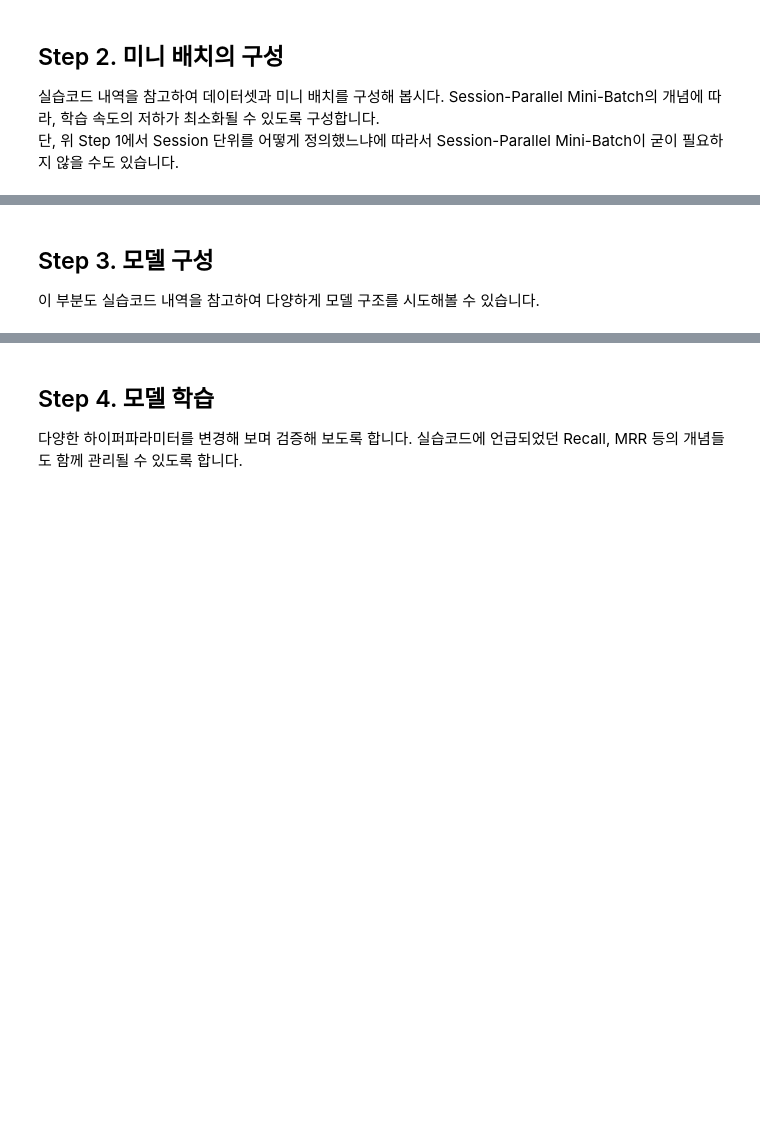
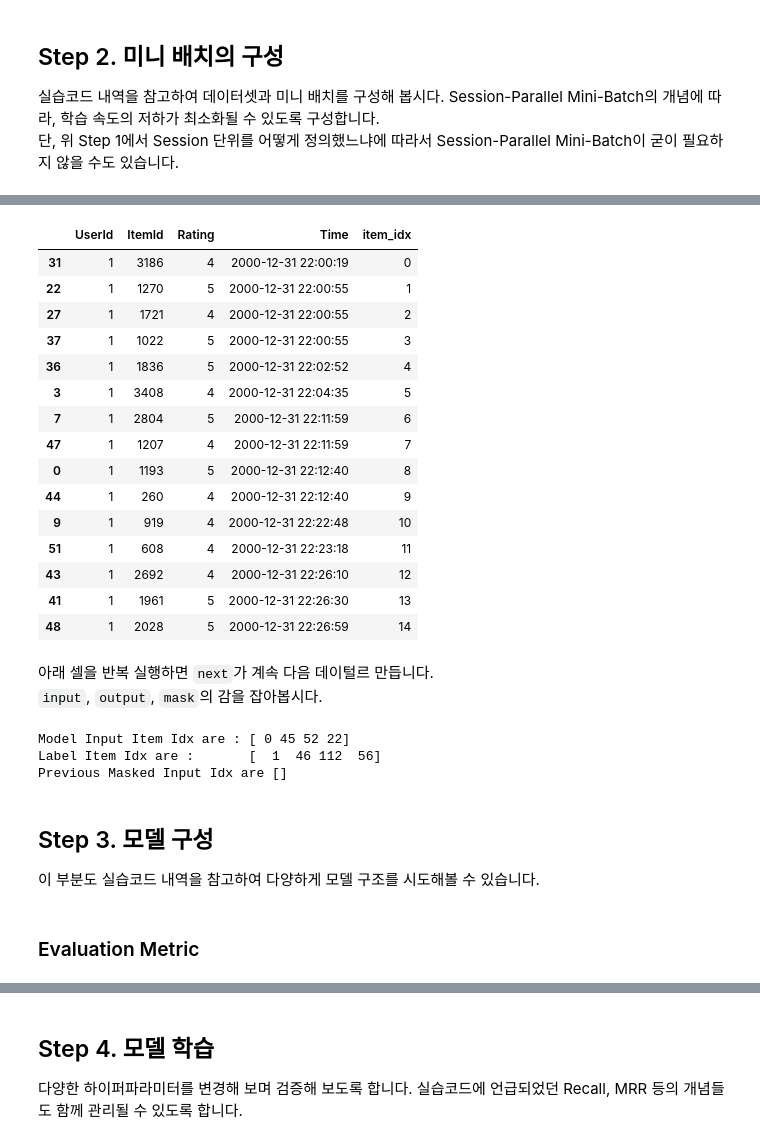
Before and after one commit to mochafreddo/aiffel, a Jupyter notebook: [E-17]Movielens Movie SBR.ipynb, the cells around one changed output, grey strips where cells are left out. Drawn from its saved outputs; the diff is of its cells as text; code cells hidden in the pictures; blank space fills up the shorter version.

```diff
--- a/[E-17]Movielens Movie SBR.ipynb
+++ b/[E-17]Movielens Movie SBR.ipynb
@@ -41,0 +272,3 @@ data
+# %%
+tr, test = split_by_date(data, n_days=30)
+tr, val = split_by_date(tr, n_days=30)
@@ -41,0 +309,15 @@ data
+# %%
+# train set에 없는 아이템이 val, test기간에 생길 수 있으므로 train data를 기준으로 인덱싱합니다.
+id2idx = {item_id: index for index,
+          item_id in enumerate(tr['ItemId'].unique())}
+
+
+def indexing(df, id2idx):
+    # id2idx에 없는 아이템은 모르는 값(-1) 처리 해줍니다.
+    df['item_idx'] = df['ItemId'].map(lambda x: id2idx.get(x, -1))
+    return df
+
+
+tr = indexing(tr, id2idx)
+val = indexing(val, id2idx)
+test = indexing(test, id2idx)
@@ -46,0 +345,13 @@ data
+# %%
+class UserDataset:
+
+    def __init__(self, data):
+        self.df = data
+        self.click_offsets = self.get_click_offsets()
+        self.user_idx = np.arange(
+            self.df['UserId'].nunique())  # indexing to UserId
+
+    def get_click_offsets(self):
+        offsets = np.zeros(self.df['UserId'].nunique() + 1, dtype=np.int32)
+        offsets[1:] = self.df.groupby('UserId').size().cumsum()
+        return offsets
@@ -46,0 +362,3 @@ data
+# %%
+tr_dataset = UserDataset(tr)
+tr_dataset.df.head(10)
@@ -46,0 +461,20 @@ data
+# %%
+tr_data_loader = UserDataLoader(tr_dataset, batch_size=4)
+tr_dataset.df.head(15)
+# %% [output]
+|  | UserId | ItemId | Rating | Time | item_idx |
+| 31 | 1 | 3186 | 4 | 2000-12-31 22:00:19 | 0 |
+| 22 | 1 | 1270 | 5 | 2000-12-31 22:00:55 | 1 |
+| 27 | 1 | 1721 | 4 | 2000-12-31 22:00:55 | 2 |
+| 37 | 1 | 1022 | 5 | 2000-12-31 22:00:55 | 3 |
+| 36 | 1 | 1836 | 5 | 2000-12-31 22:02:52 | 4 |
+| 3 | 1 | 3408 | 4 | 2000-12-31 22:04:35 | 5 |
+| 7 | 1 | 2804 | 5 | 2000-12-31 22:11:59 | 6 |
+| 47 | 1 | 1207 | 4 | 2000-12-31 22:11:59 | 7 |
+| 0 | 1 | 1193 | 5 | 2000-12-31 22:12:40 | 8 |
+| 44 | 1 | 260 | 4 | 2000-12-31 22:12:40 | 9 |
+| 9 | 1 | 919 | 4 | 2000-12-31 22:22:48 | 10 |
+| 51 | 1 | 608 | 4 | 2000-12-31 22:23:18 | 11 |
+| 43 | 1 | 2692 | 4 | 2000-12-31 22:26:10 | 12 |
+| 41 | 1 | 1961 | 5 | 2000-12-31 22:26:30 | 13 |
+| 48 | 1 | 2028 | 5 | 2000-12-31 22:26:59 | 14 |
@@ -47,4 +483,18 @@ data
+# %% [markdown]
+아래 셀을 반복 실행하면 `next`가 계속 다음 데이털르 만듭니다.
+`input`, `output`, `mask`의 감을 잡아봅시다.
+# %%
+inputs, labels, mask = next(iter_ex)
+print(f'Model Input Item Idx are : {inputs}')
+print(f'Label Item Idx are : {"":5} {labels}')
+print(f'Previous Masked Input Idx are {mask}')
+# %% [output]
+Model Input Item Idx are : [ 0 45 52 22]
+Label Item Idx are :       [  1  46 112  56]
+Previous Masked Input Idx are []
 # %% [markdown]
 ## Step 3. 모델 구성
 
 이 부분도 실습코드 내역을 참고하여 다양하게 모델 구조를 시도해볼 수 있습니다.
+# %% [markdown]
+### Evaluation Metric
```
Also changed, not shown: parts of 47 cells of this notebook, 2 other files.
